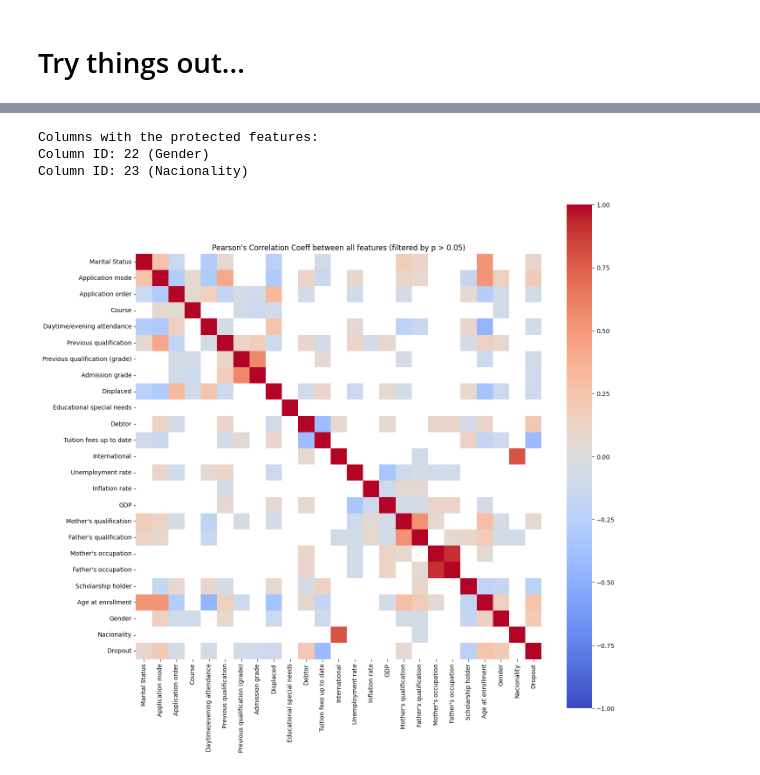
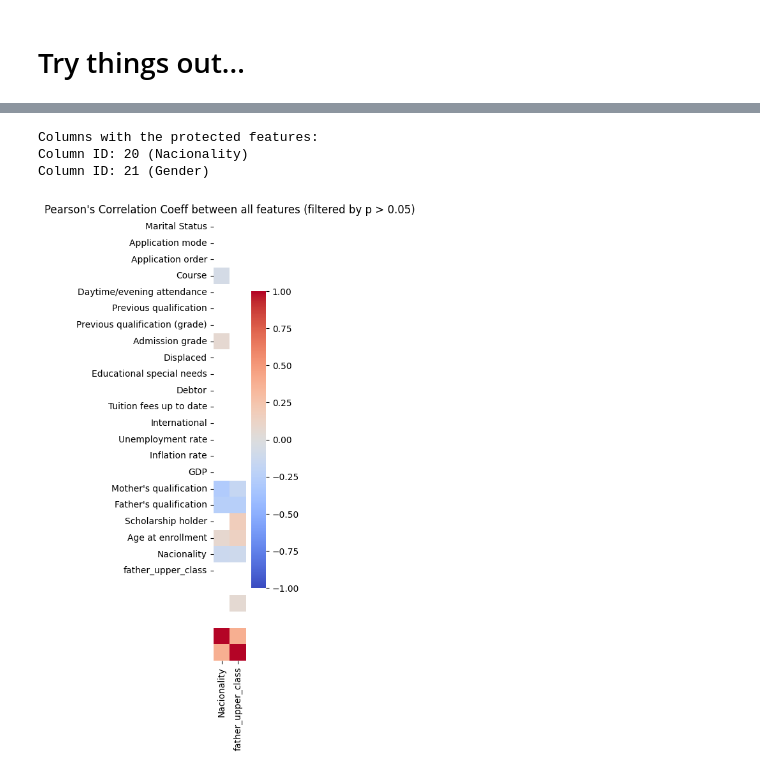
Before and after one commit to Xannadoo/Algorithmic_Fairness_Mandatories, a Jupyter notebook: Exam/Predicting_students_dropout.ipynb, the cells around one changed output, grey strips where cells are left out. Cells and saved outputs as stored; diff of their text form; code cells hidden in the pictures.

```diff
--- a/Exam/Predicting_students_dropout.ipynb
+++ b/Exam/Predicting_students_dropout.ipynb
@@ -192,5 +264,6 @@ def cross_validator(X, y, n=5):
 # %% [markdown]
 # Try things out...
 # %%
-df, features, labels, groups = load_data()
-X_train, X_test, y_train, y_test, X_train_p, X_train_np, X_test_p, X_test_np = get_test_and_training_data(features, labels)
+df, features_init, labels, groups, df_orgin, features, df_class = load_data()
+X_train, X_test, y_train, y_test, X_train_p, X_train_np, X_test_p, X_test_np = get_test_and_training_data(features_init, labels)
+print(features_init.columns)
@@ -197,13 +314,13 @@ X_train, X_test, y_train, y_test, X_train_p, X_train_np, X_test_p, X_test_np = g
 # %%
 print("Columns with the protected features:")
-for i, f in enumerate(features.columns):
+for i, f in enumerate(features_init.columns):
     if ("Nacionality" in f) or ("Gender" in f):
         print("Column ID: %s" %i, "(%s)"%f)
 # %% [output]
 Columns with the protected features:
-Column ID: 22 (Gender)
-Column ID: 23 (Nacionality)
+Column ID: 20 (Nacionality)
+Column ID: 21 (Gender)
 # %%
-plot_corr(df)
+plot_corr(df_class, protected_features=True)
 # %% [output]
-[figure, old version]
+[figure, new version]
```
Also changed, not shown: parts of 13 cells of this notebook.
